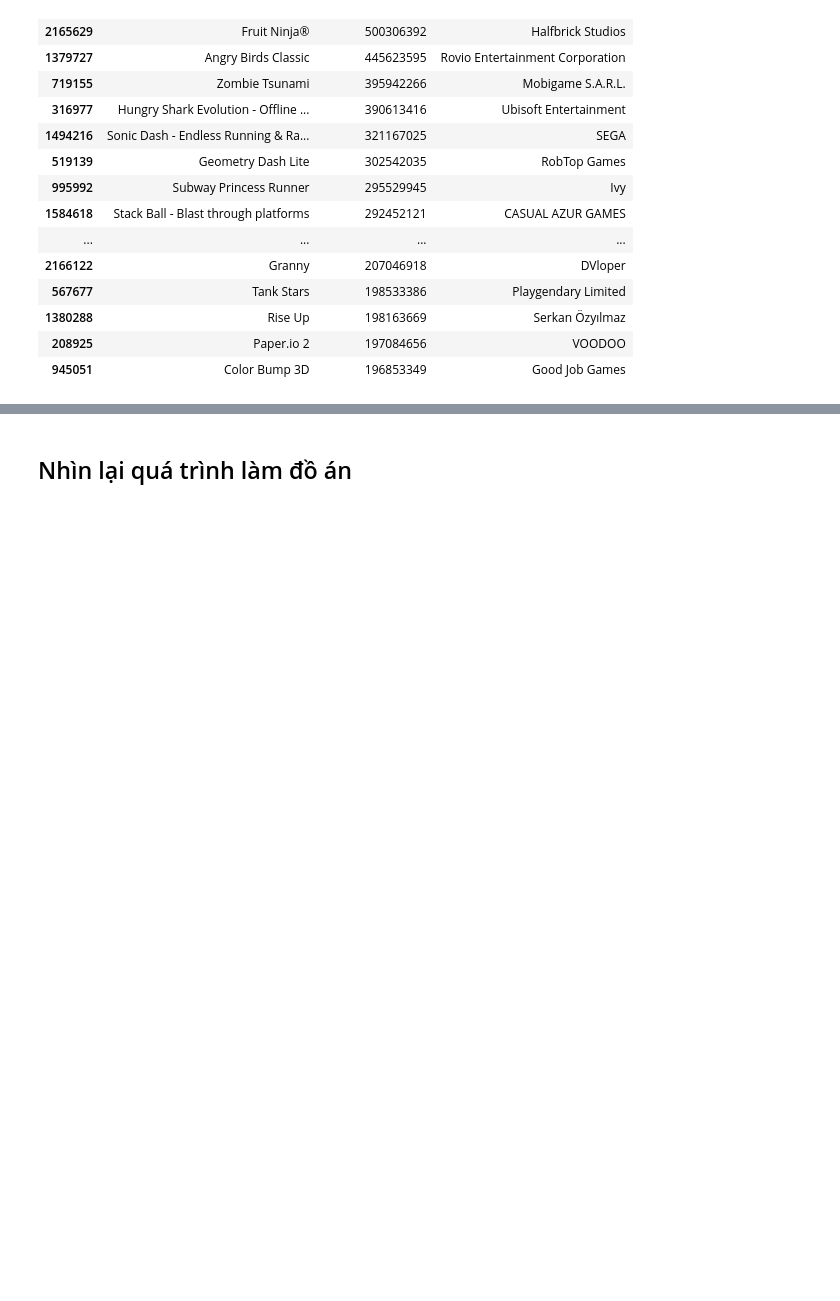
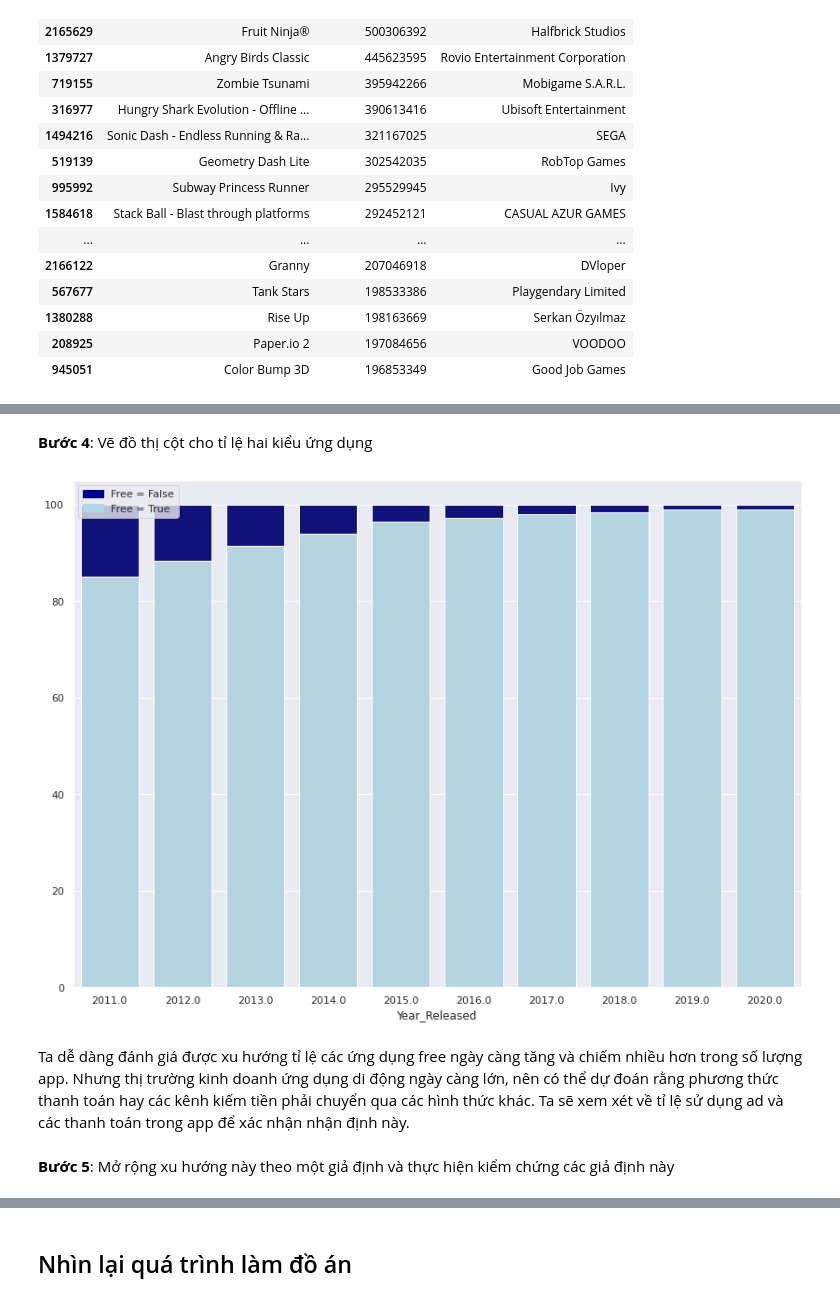
Before and after one commit to ldtpvince/P4DS_FINAL_PJ, a Jupyter notebook: 18120143-18120512.ipynb, the cells around one changed output, grey strips where cells are left out. Cells and saved outputs as stored; diff of their text form; code cells hidden in the pictures; blank space fills up the shorter version.

```diff
--- a/18120143-18120512.ipynb
+++ b/18120143-18120512.ipynb
@@ -600,0 +714,24 @@ gps_df[gps_df['Category'] == 'Arcade'].sort_values(ascending = False, by = 'Maxi
+# %% [markdown]
+**Bước 4**: Vẽ đồ thị cột cho tỉ lệ hai kiểu ứng dụng
+# %%
+# set the figure size and background color
+plt.figure(figsize=(14, 10))
+sns.set(style="darkgrid")
+
+bar1 = sns.barplot(x='ReleasedYear', y='Percents', data=apps_percents, color='darkblue')
+
+bar2 = sns.barplot(x='ReleasedYear', y='Percents', data=free_apps_percents, color='lightblue')
+
+# add legend
+top_bar = mpatches.Patch(color='darkblue', label='Free = False')
+bottom_bar = mpatches.Patch(color='lightblue', label='Free = True')
+plt.legend(handles=[top_bar, bottom_bar])
+
+# show the graph
+plt.show()
+# %% [output]
+[figure, added]
+# %% [markdown]
+Ta dễ dàng đánh giá được xu hướng tỉ lệ các ứng dụng free ngày càng tăng và chiếm nhiều hơn trong số lượng app. Nhưng thị trường kinh doanh ứng dụng di động ngày càng lớn, nên có thể dự đoán rằng phương thức thanh toán hay các kênh kiếm tiền phải chuyển qua các hình thức khác. Ta sẽ xem xét về tỉ lệ sử dụng ad và các thanh toán trong app để xác nhận nhận định này.
+# %% [markdown]
+**Bước 5**: Mở rộng xu hướng này theo một giả định và thực hiện kiểm chứng các giả định này
```
Also changed, not shown: parts of 20 cells of this notebook.
